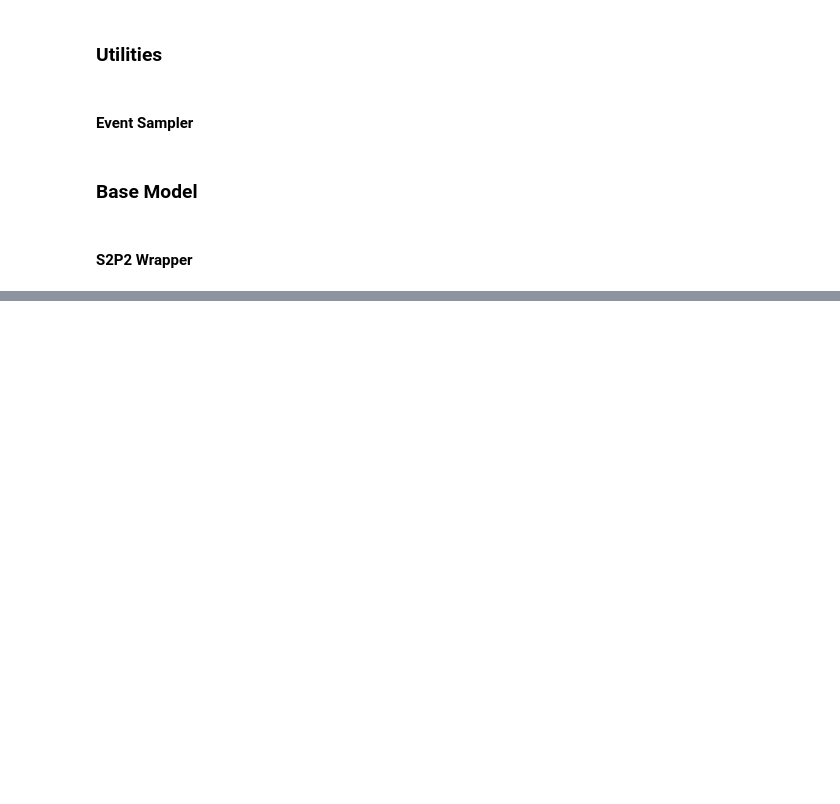
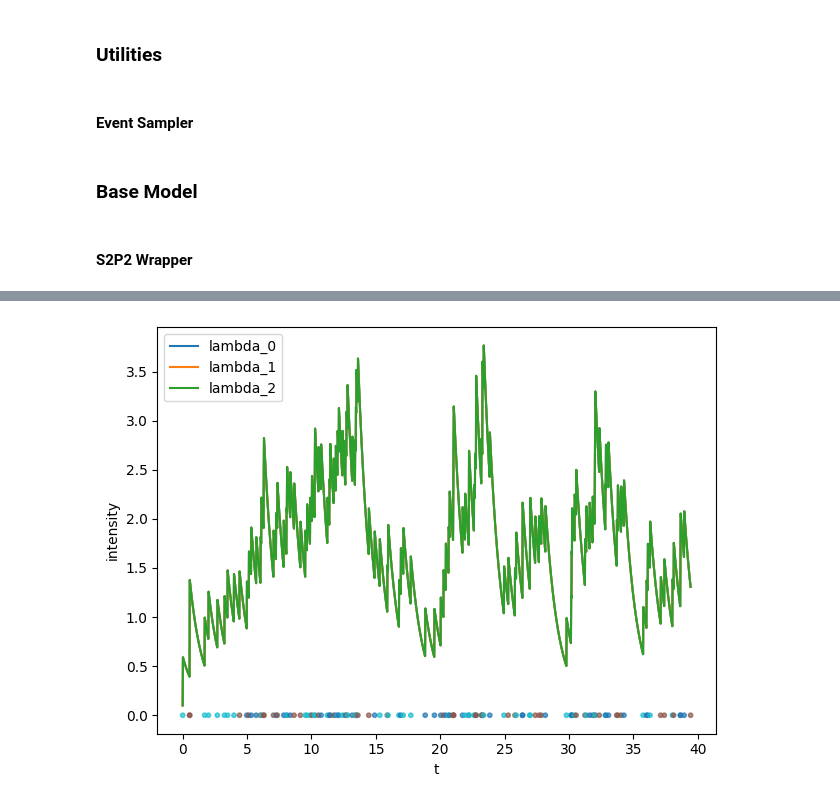
Before and after one commit to fmsiddi/S2P2, a Jupyter notebook: S2P2.ipynb, the cells around one changed output, grey strips where cells are left out. Cells and saved outputs as stored; diff of their text form; code cells hidden in the pictures; blank space fills up the shorter version.

```diff
--- a/S2P2.ipynb
+++ b/S2P2.ipynb
@@ -1215,0 +1514,6 @@ True
+# %%
+# formatted_data is the list returned by format_tick_data_to_hf(...)
+seq0 = formatted_data[1]
+plot_sequence_intensity(seq0, baseline=0.1, adjacency=0.5, decay=1.0)
+# %% [output]
+[figure, added]
```
Also changed, not shown: parts of 12 cells of this notebook.
